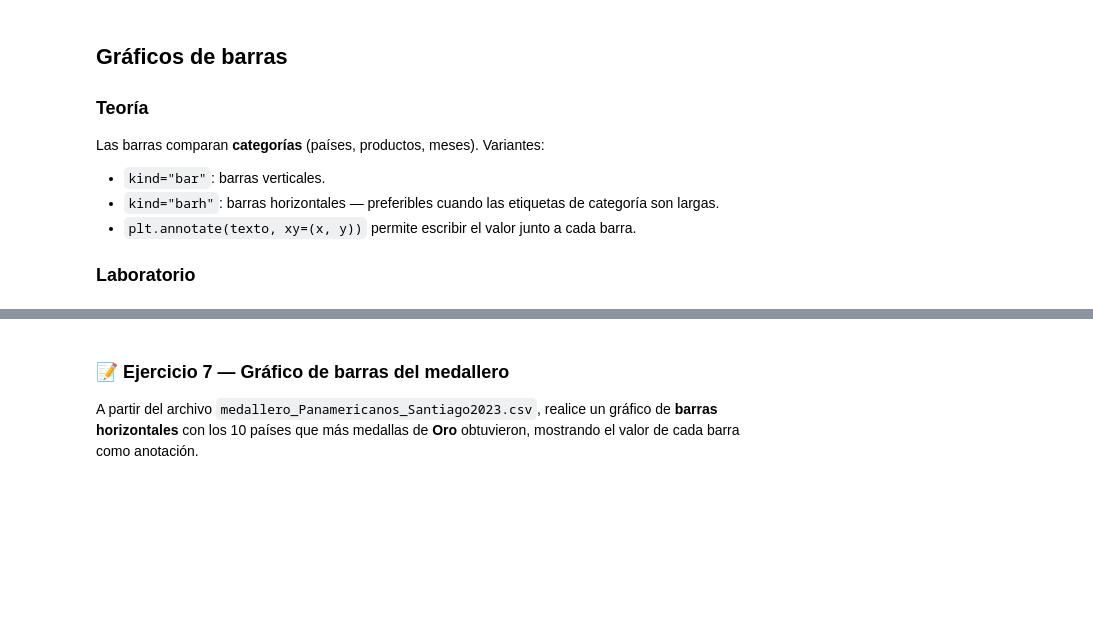
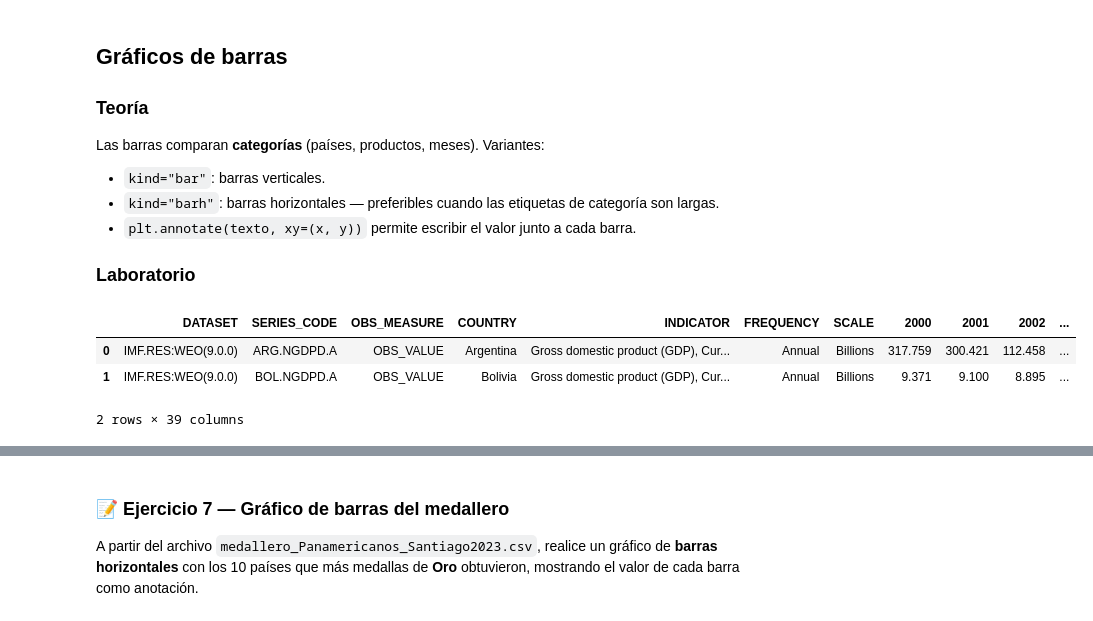
Before and after one commit to jgomezz/cpe_ciencia_datos_python_2026, a Jupyter notebook: mod2_estadistica_y_visualizacion/semana_03_visualization.ipynb, the cells around one changed output, grey strips where cells are left out. Saved outputs shown, nothing was run; the diff lists cells and outputs as text; code cells hidden in the pictures; blank space fills up the shorter version.

```diff
--- a/mod2_estadistica_y_visualizacion/semana_03_visualization.ipynb
+++ b/mod2_estadistica_y_visualizacion/semana_03_visualization.ipynb
@@ -622,7 +622,13 @@ Las barras comparan **categorías** (países, productos, meses). Variantes:
 
 ### Laboratorio
 # %%
-nombre_archivo = "dataset/fmi/WEO_Data_Latinoamerica_2025.csv"
+nombre_archivo = "dataset/fmi/WEO_Data_Latinoamerica_2026.csv"
+
 df = pd.read_csv(nombre_archivo, thousands=",", decimal=".", sep=",")
-df.set_index("COUNTRY", inplace=True)
+
 df.head(2)
+# %% [output]
+|  | DATASET | SERIES_CODE | OBS_MEASURE | COUNTRY | INDICATOR | FREQUENCY | SCALE | 2000 | 2001 | 2002 | ... |
+| 0 | IMF.RES:WEO(9.0.0) | ARG.NGDPD.A | OBS_VALUE | Argentina | Gross domestic product (GDP), Cur... | Annual | Billions | 317.759 | 300.421 | 112.458 | ... |
+| 1 | IMF.RES:WEO(9.0.0) | BOL.NGDPD.A | OBS_VALUE | Bolivia | Gross domestic product (GDP), Cur... | Annual | Billions | 9.371 | 9.100 | 8.895 | ... |
+2 rows × 39 columns
```
Also changed, not shown: parts of 3 cells of this notebook.
